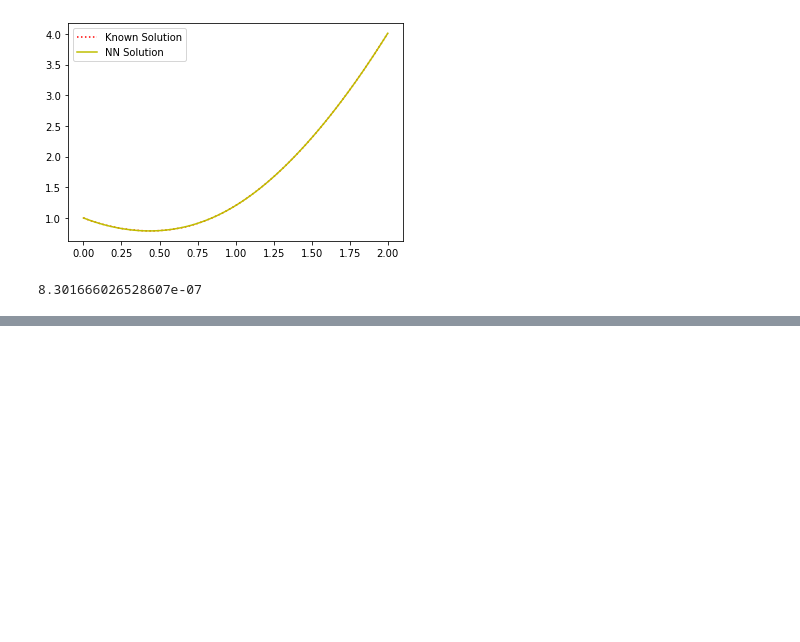
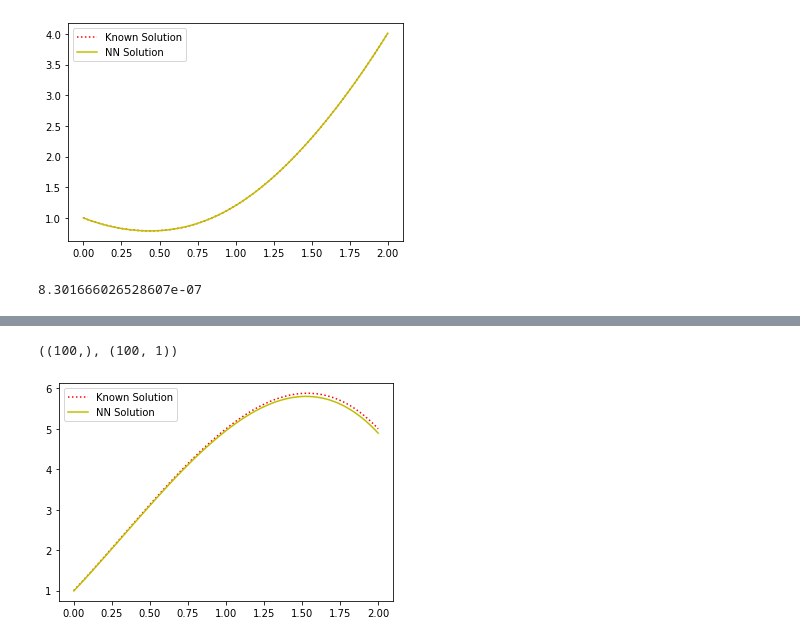
Before and after one commit to msaad1311/Julia-Programming, a Jupyter notebook: PDEs/Untitled.ipynb, the cells around one changed output, grey strips where cells are left out. Saved outputs shown, nothing was run; the diff lists cells and outputs as text; code cells hidden in the pictures; blank space fills up the shorter version.

```diff
--- a/PDEs/Untitled.ipynb
+++ b/PDEs/Untitled.ipynb
@@ -84,0 +87,7 @@ mse(known,output)
+# %%
+inputs = tf.keras.Input(name='inputs',shape=(1),dtype=tf.dtypes.float32)
+hidden = tf.keras.layers.Dense(32,activation=tf.nn.sigmoid,name='hidden')
+hidden2 = tf.keras.layers.Dense(32,activation=tf.nn.sigmoid,name='hidden2')
+output = tf.keras.layers.Dense(1,activation=None,name='output')
+model_sec = tf.keras.Sequential([inputs, hidden,hidden2,output ])
+model_sec.summary()
@@ -84,0 +109,4 @@ mse(known,output)
+# %%
+x_train = np.linspace(0,2,100,endpoint=True)
+x_t = x_train.copy().reshape(-1,1)
+print(f"The shape of x_train is {x_train.shape} and shape of x_t is {x_t.shape}")
@@ -84,0 +140,16 @@ mse(known,output)
+# %%
+known = x_train**2 - x_train**3 + 4*x_train +1
+# %%
+nn_out = model_sec.predict(x_train)
+# %%
+known.shape,nn_out.shape
+# %% [output]
+((100,), (100, 1))
+# %%
+plt.plot(x_train,known,'r:',label='Known Solution')
+plt.plot(x_train,nn_out,'y-',label='NN Solution')
+plt.legend()
+plt.savefig('Results_2ndODE.png')
+plt.show()
+# %% [output]
+[figure, added]
```
Also changed, not shown: parts of 6 cells of this notebook, 1 other file.
